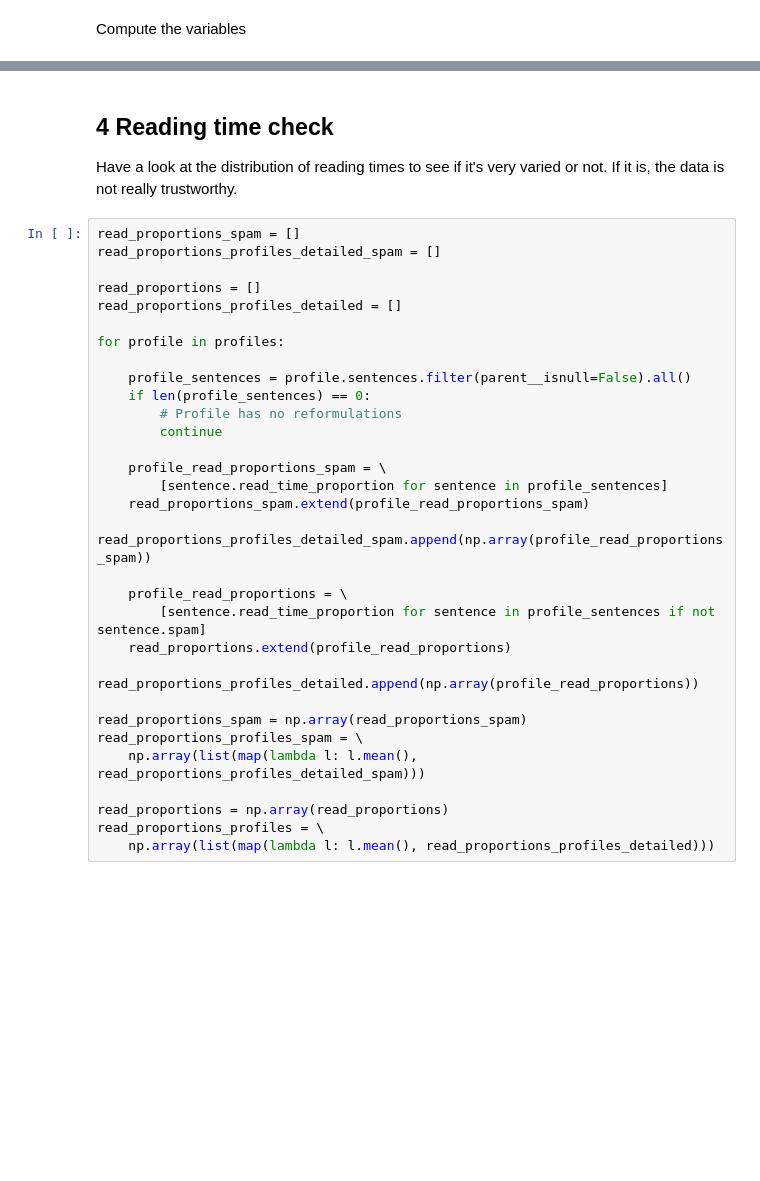
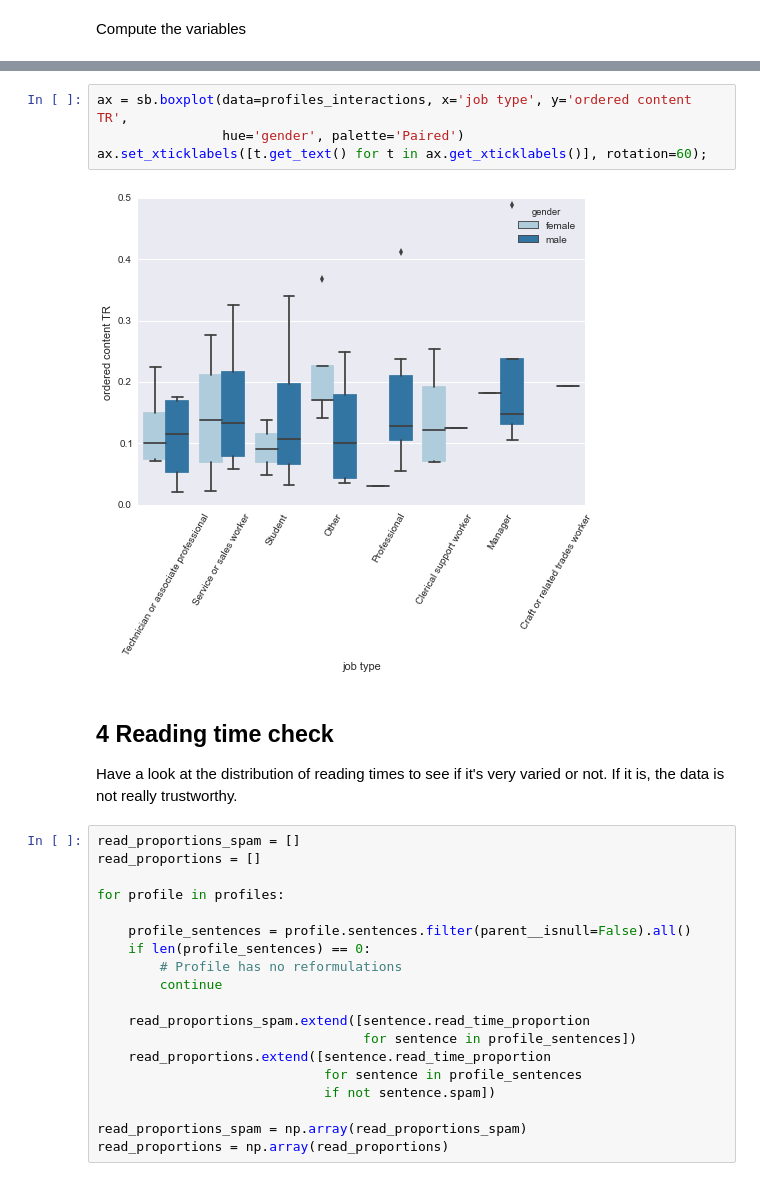
Before and after one commit to interpretation-experiment/analysis, a Jupyter notebook: notebooks/descriptive_stats.ipynb, the cells around one changed output, grey strips where cells are left out. Cells and saved outputs as stored; diff of their text form; blank space fills up the shorter version.

```diff
--- a/notebooks/descriptive_stats.ipynb
+++ b/notebooks/descriptive_stats.ipynb
@@ -130,13 +101,16 @@ sb.pairplot(profiles_interactions, hue='job type',
+# %%
+ax = sb.boxplot(data=profiles_interactions, x='job type', y='ordered content TR',
+                hue='gender', palette='Paired')
+ax.set_xticklabels([t.get_text() for t in ax.get_xticklabels()], rotation=60);
+# %% [output]
+[figure, added]
 # %% [markdown]
 ## 4 Reading time check
 
 Have a look at the distribution of reading times to see if it's very varied or not. If it is, the data is not really trustworthy.
 # %%
 read_proportions_spam = []
-read_proportions_profiles_detailed_spam = []
-
 read_proportions = []
-read_proportions_profiles_detailed = []
 
 for profile in profiles:
 
@@ -145,20 +119,11 @@ for profile in profiles:
         # Profile has no reformulations
         continue
 
-    profile_read_proportions_spam = \
-        [sentence.read_time_proportion for sentence in profile_sentences]
-    read_proportions_spam.extend(profile_read_proportions_spam)
-    read_proportions_profiles_detailed_spam.append(np.array(profile_read_proportions_spam))
-
-    profile_read_proportions = \
-        [sentence.read_time_proportion for sentence in profile_sentences if not sentence.spam]
-    read_proportions.extend(profile_read_proportions)
-    read_proportions_profiles_detailed.append(np.array(profile_read_proportions))
+    read_proportions_spam.extend([sentence.read_time_proportion
+                                  for sentence in profile_sentences])
+    read_proportions.extend([sentence.read_time_proportion
+                             for sentence in profile_sentences
+                             if not sentence.spam])
 
 read_proportions_spam = np.array(read_proportions_spam)
-read_proportions_profiles_spam = \
-    np.array(list(map(lambda l: l.mean(), read_proportions_profiles_detailed_spam)))
-
 read_proportions = np.array(read_proportions)
-read_proportions_profiles = \
-    np.array(list(map(lambda l: l.mean(), read_proportions_profiles_detailed)))
```
Also changed, not shown: parts of 13 cells of this notebook.
